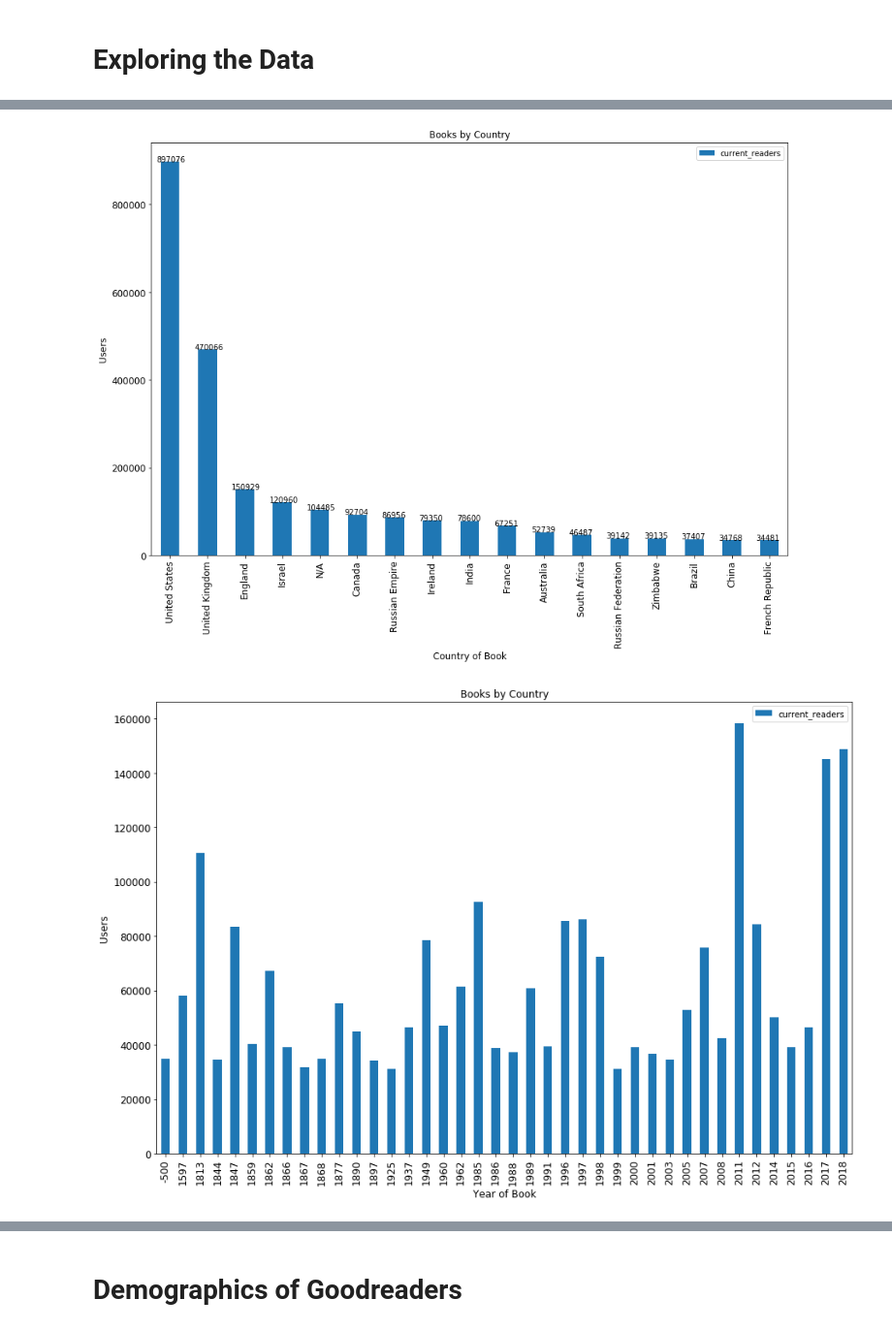
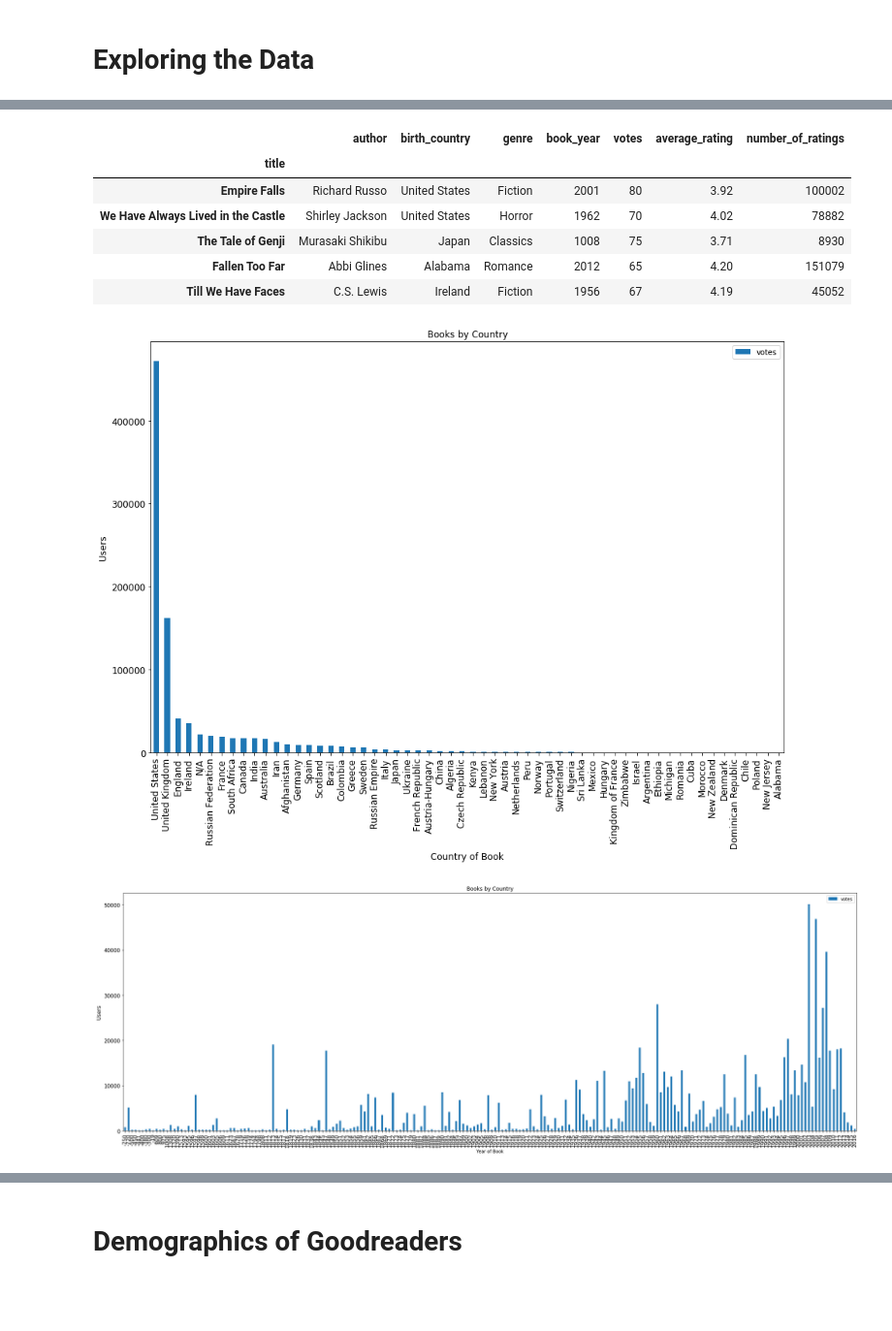
Before and after one commit to ryoiwata/capstone_1, a Jupyter notebook: Final Notebook.ipynb, the cells around one changed output, grey strips where cells are left out. Shown: that part at 97% size. Saved outputs shown, nothing was run; the diff lists cells and outputs as text; code cells hidden in the pictures; blank space fills up the shorter version.

```diff
--- a/Final Notebook.ipynb
+++ b/Final Notebook.ipynb
@@ -99,8 +92,8 @@ import matplotlib.pyplot as plt
 # %%
 client = MongoClient()
 db = client.capstone_1_db
-collection = db.good_reads_collections
-data = pd.DataFrame(list(collection.find())).set_index("title")[["author", "birth_country", "current_readers", "book_year"]]
+collection = db.good_reads_best_books
+data = pd.DataFrame(list(collection.find())).set_index("title")[["author", "birth_country" , "genre", "book_year", "votes", "average_rating" , "number_of_ratings"]]
 # %%
 data.head()
 # %% [output]
@@ -114 +107,11 @@ data.head()
+# %%
+data.tail()
+# %% [output]
+|  | author | birth_country | genre | book_year | votes | average_rating | number_of_ratings |
+| title |  |  |  |  |  |  |  |
+| Empire Falls | Richard Russo | United States | Fiction | 2001 | 80 | 3.92 | 100002 |
+| We Have Always Lived in the Castle | Shirley Jackson | United States | Horror | 1962 | 70 | 4.02 | 78882 |
+| The Tale of Genji | Murasaki Shikibu | Japan | Classics | 1008 | 75 | 3.71 | 8930 |
+| Fallen Too Far | Abbi Glines | Alabama | Romance | 2012 | 65 | 4.20 | 151079 |
+| Till We Have Faces | C.S. Lewis | Ireland | Fiction | 1956 | 67 | 4.19 | 45052 |
 # %%
@@ -118,21 +121,21 @@ sorted_data_country = grouped_data_country.sort_values("current_readers", ascend
 ax = sorted_data_country.plot(kind='bar', title ="Books by Country", figsize=(15, 10), legend=True, fontsize=12)
 ax.set_xlabel("Country of Book", fontsize=12)
 ax.set_ylabel("Users", fontsize=12)
-for i, v in enumerate(list(sorted_data_country["current_readers"])):
-    ax.text(x= i - 0.35, y = v, s = str(v), color='black')
+# for i, v in enumerate(list(sorted_data_country["votes"])):
+#     ax.text(x= i - 0.35, y = v, s = str(v), color='black')
 plt.show()
 # %% [output]
-[figure, old version]
+[figure, new version]
 # %%
-data_split = data[["book_year", "current_readers"]].sum()
-grouped_data_year = data.groupby(by= "book_year")[["current_readers"]].sum()
+data_split = data[["book_year", "votes"]].sum()
+grouped_data_year = data.groupby(by= "book_year")[["votes"]].sum()
 # %%
-ax = grouped_data_year.plot(kind='bar', title ="Books by Country", figsize=(15, 10), legend=True, fontsize=12)
-ax.set_xlabel("Year of Book", fontsize=12)
+ax = grouped_data_year.plot(kind='bar', title ="Books by Country", figsize=(30, 10), legend=True, fontsize=12)
+ax.set_xlabel("Year of Book", fontsize=10)
 ax.set_ylabel("Users", fontsize=12)
 # for i, v in enumerate(list(sorted_data["current_readers"])):
 #     ax.text(x= i - 0.35, y = v, s = str(v), color='black')
 plt.show()
 # %% [output]
-[figure, old version]
+[figure, new version]
 # %%
```
Also changed, not shown: parts of 9 cells of this notebook, 4 other files.
